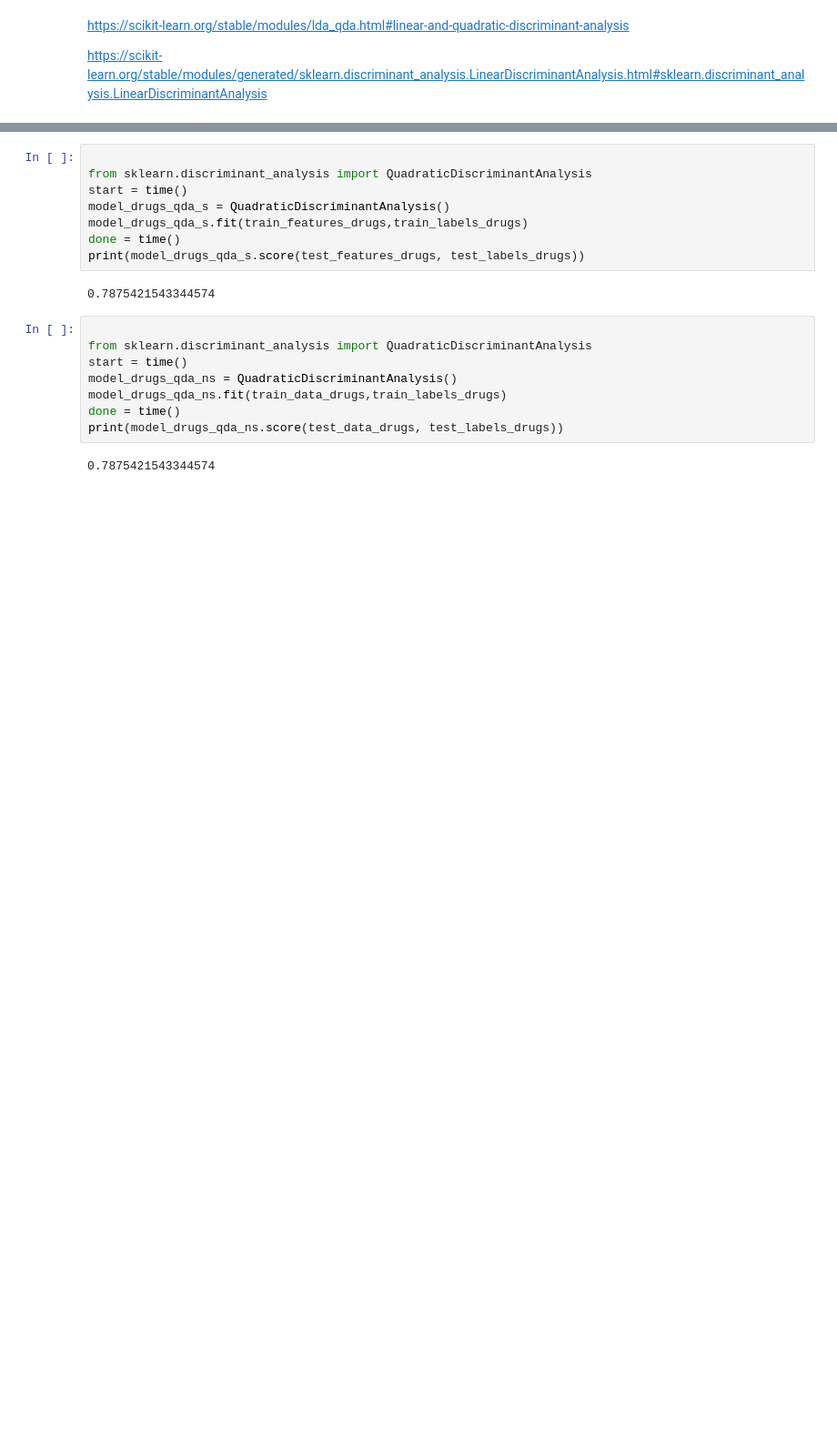
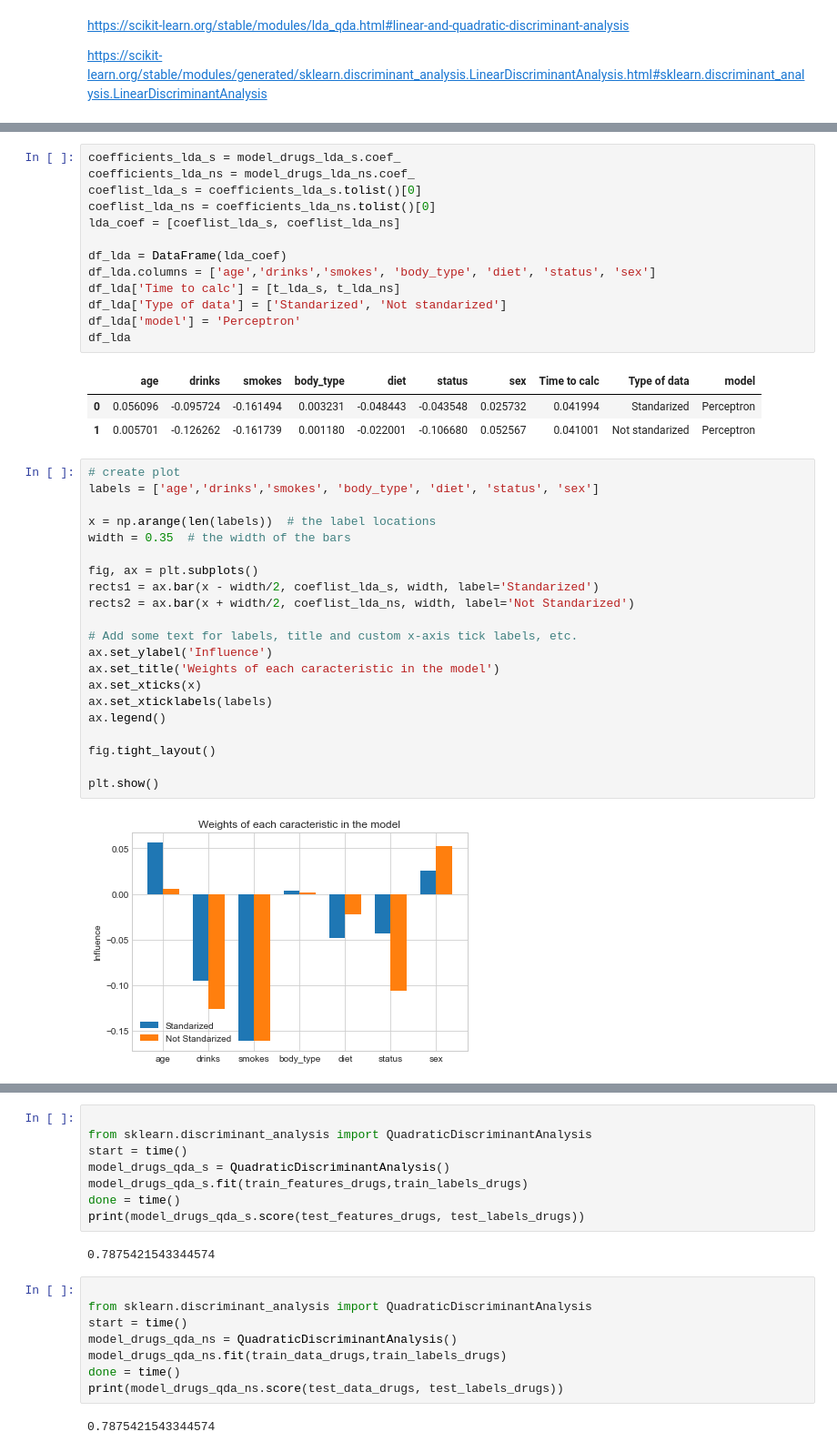
Before and after one commit to 4tolon/Date_a_Scientist, a Jupyter notebook: date-a-scientist.ipynb, the cells around one changed output, grey strips where cells are left out. Shown at 91% size. Saved outputs shown, nothing was run; the diff lists cells and outputs as text; blank space fills up the shorter version.

```diff
--- a/date-a-scientist.ipynb
+++ b/date-a-scientist.ipynb
@@ -981,0 +1040,40 @@ plt.show()
+# %%
+coefficients_lda_s = model_drugs_lda_s.coef_
+coefficients_lda_ns = model_drugs_lda_ns.coef_
+coeflist_lda_s = coefficients_lda_s.tolist()[0]
+coeflist_lda_ns = coefficients_lda_ns.tolist()[0]
+lda_coef = [coeflist_lda_s, coeflist_lda_ns]
+
+df_lda = DataFrame(lda_coef)
+df_lda.columns = ['age','drinks','smokes', 'body_type', 'diet', 'status', 'sex']
+df_lda['Time to calc'] = [t_lda_s, t_lda_ns]
+df_lda['Type of data'] = ['Standarized', 'Not standarized']
+df_lda['model'] = 'Perceptron'
+df_lda
+# %% [output]
+|  | age | drinks | smokes | body_type | diet | status | sex | Time to calc | Type of data | model |
+| 0 | 0.056096 | -0.095724 | -0.161494 | 0.003231 | -0.048443 | -0.043548 | 0.025732 | 0.041994 | Standarized | Perceptron |
+| 1 | 0.005701 | -0.126262 | -0.161739 | 0.001180 | -0.022001 | -0.106680 | 0.052567 | 0.041001 | Not standarized | Perceptron |
+# %%
+# create plot
+labels = ['age','drinks','smokes', 'body_type', 'diet', 'status', 'sex']
+
+x = np.arange(len(labels))  # the label locations
+width = 0.35  # the width of the bars
+
+fig, ax = plt.subplots()
+rects1 = ax.bar(x - width/2, coeflist_lda_s, width, label='Standarized')
+rects2 = ax.bar(x + width/2, coeflist_lda_ns, width, label='Not Standarized')
+
+# Add some text for labels, title and custom x-axis tick labels, etc.
+ax.set_ylabel('Influence')
+ax.set_title('Weights of each caracteristic in the model')
+ax.set_xticks(x)
+ax.set_xticklabels(labels)
+ax.legend()
+
+fig.tight_layout()
+
+plt.show()
+# %% [output]
+[figure, added]
```
Also changed, not shown: parts of 55 cells of this notebook.
